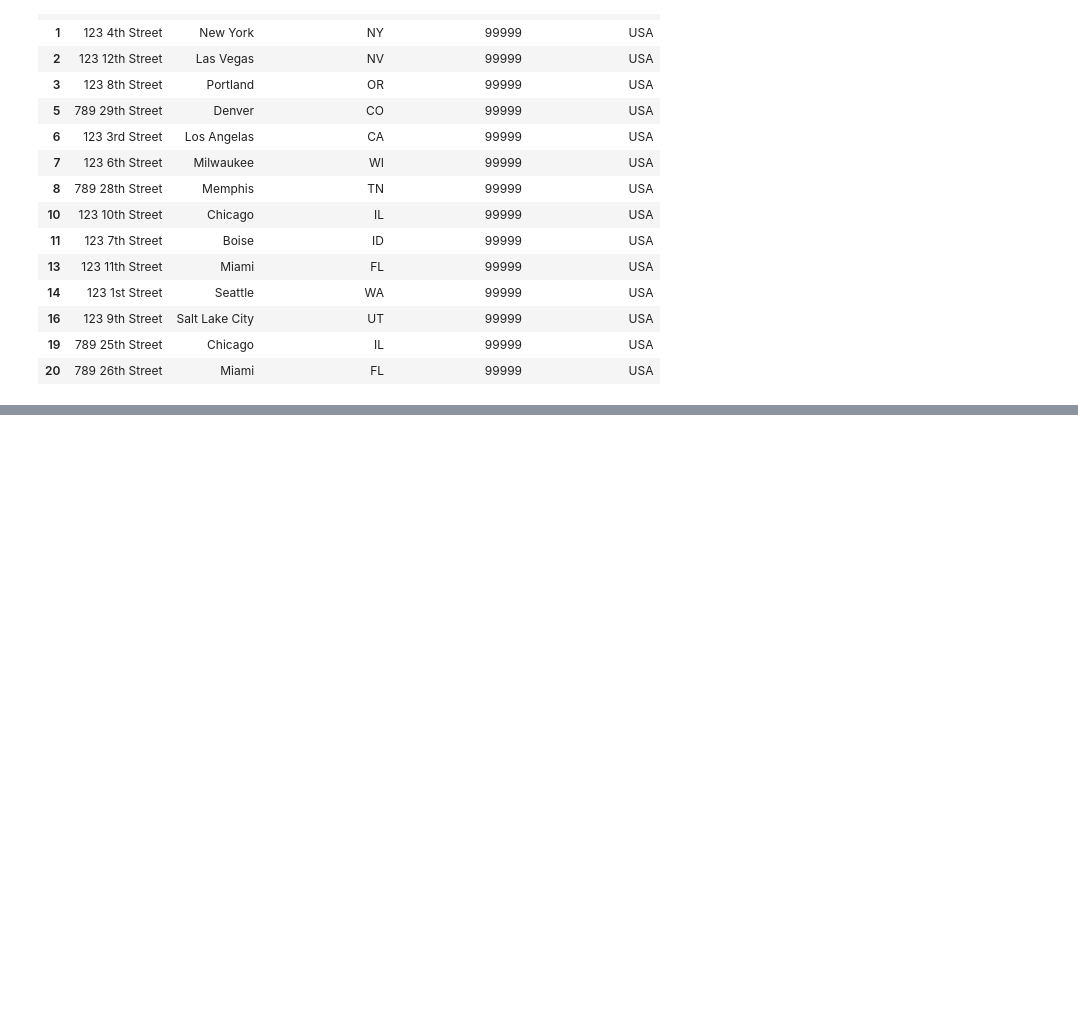
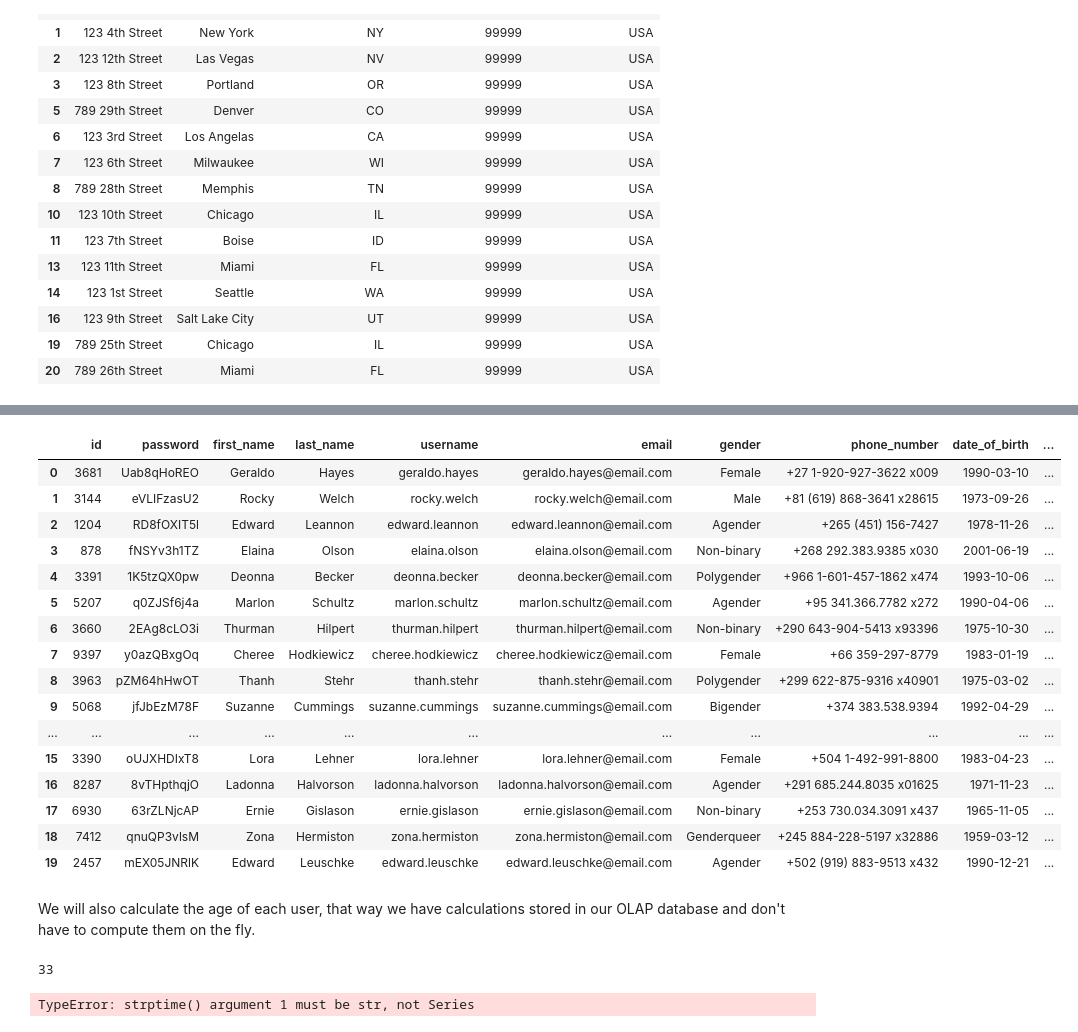
Before and after one commit to MKhour/DSProject1, a Jupyter notebook: DSProject1.ipynb, the cells around one changed output, grey strips where cells are left out. Saved outputs shown, nothing was run; the diff lists cells and outputs as text; code cells hidden in the pictures; blank space fills up the shorter version.

```diff
--- a/DSProject1.ipynb
+++ b/DSProject1.ipynb
@@ -163,0 +246,31 @@ locations_info.drop_duplicates()
+# %%
+users.drop(['employment.title', 'employment.key_skill', 'uid','avatar', 'social_insurance_number', 'subscription.plan', 'subscription.payment_method', 'subscription.status', 'subscription.term', 'address.city', 'address.street_name', 'address.street_address', 'address.zip_code', 'address.state', 'address.country', 'address.coordinates.lat', 'address.coordinates.lng'], axis = 1, inplace = True)
+users
+# %% [output]
+|  | id | password | first_name | last_name | username | email | gender | phone_number | date_of_birth | ... |
+| 0 | 3681 | Uab8qHoREO | Geraldo | Hayes | geraldo.hayes | geraldo.hayes@email.com | Female | +27 1-920-927-3622 x009 | 1990-03-10 | ... |
+| 1 | 3144 | eVLIFzasU2 | Rocky | Welch | rocky.welch | rocky.welch@email.com | Male | +81 (619) 868-3641 x28615 | 1973-09-26 | ... |
+| 2 | 1204 | RD8fOXIT5l | Edward | Leannon | edward.leannon | edward.leannon@email.com | Agender | +265 (451) 156-7427 | 1978-11-26 | ... |
+| 3 | 878 | fNSYv3h1TZ | Elaina | Olson | elaina.olson | elaina.olson@email.com | Non-binary | +268 292.383.9385 x030 | 2001-06-19 | ... |
+| 4 | 3391 | 1K5tzQX0pw | Deonna | Becker | deonna.becker | deonna.becker@email.com | Polygender | +966 1-601-457-1862 x474 | 1993-10-06 | ... |
+| 5 | 5207 | q0ZJSf6j4a | Marlon | Schultz | marlon.schultz | marlon.schultz@email.com | Agender | +95 341.366.7782 x272 | 1990-04-06 | ... |
+| 6 | 3660 | 2EAg8cLO3i | Thurman | Hilpert | thurman.hilpert | thurman.hilpert@email.com | Non-binary | +290 643-904-5413 x93396 | 1975-10-30 | ... |
+| 7 | 9397 | y0azQBxgOq | Cheree | Hodkiewicz | cheree.hodkiewicz | cheree.hodkiewicz@email.com | Female | +66 359-297-8779 | 1983-01-19 | ... |
+| 8 | 3963 | pZM64hHwOT | Thanh | Stehr | thanh.stehr | thanh.stehr@email.com | Polygender | +299 622-875-9316 x40901 | 1975-03-02 | ... |
+| 9 | 5068 | jfJbEzM78F | Suzanne | Cummings | suzanne.cummings | suzanne.cummings@email.com | Bigender | +374 383.538.9394 | 1992-04-29 | ... |
+| ... | ... | ... | ... | ... | ... | ... | ... | ... | ... | ... |
+| 15 | 3390 | oUJXHDIxT8 | Lora | Lehner | lora.lehner | lora.lehner@email.com | Female | +504 1-492-991-8800 | 1983-04-23 | ... |
+| 16 | 8287 | 8vTHpthqjO | Ladonna | Halvorson | ladonna.halvorson | ladonna.halvorson@email.com | Agender | +291 685.244.8035 x01625 | 1971-11-23 | ... |
+| 17 | 6930 | 63rZLNjcAP | Ernie | Gislason | ernie.gislason | ernie.gislason@email.com | Non-binary | +253 730.034.3091 x437 | 1965-11-05 | ... |
+| 18 | 7412 | qnuQP3vlsM | Zona | Hermiston | zona.hermiston | zona.hermiston@email.com | Genderqueer | +245 884-228-5197 x32886 | 1959-03-12 | ... |
+| 19 | 2457 | mEX05JNRlK | Edward | Leuschke | edward.leuschke | edward.leuschke@email.com | Agender | +502 (919) 883-9513 x432 | 1990-12-21 | ... |
+# %% [markdown]
+We will also calculate the age of each user, that way we have calculations stored in our OLAP database and don't have to compute them on the fly.
+# %%
+print(calculate_age(users["date_of_birth"][0]))
+# %% [output]
+33
+# %%
+users["age"] = df.apply(lambda row["date_of_birth"]: calculate_age(row), axis=1)
+# %% [output]
+TypeError: strptime() argument 1 must be str, not Series
```
Also changed, not shown: parts of 16 cells of this notebook.
